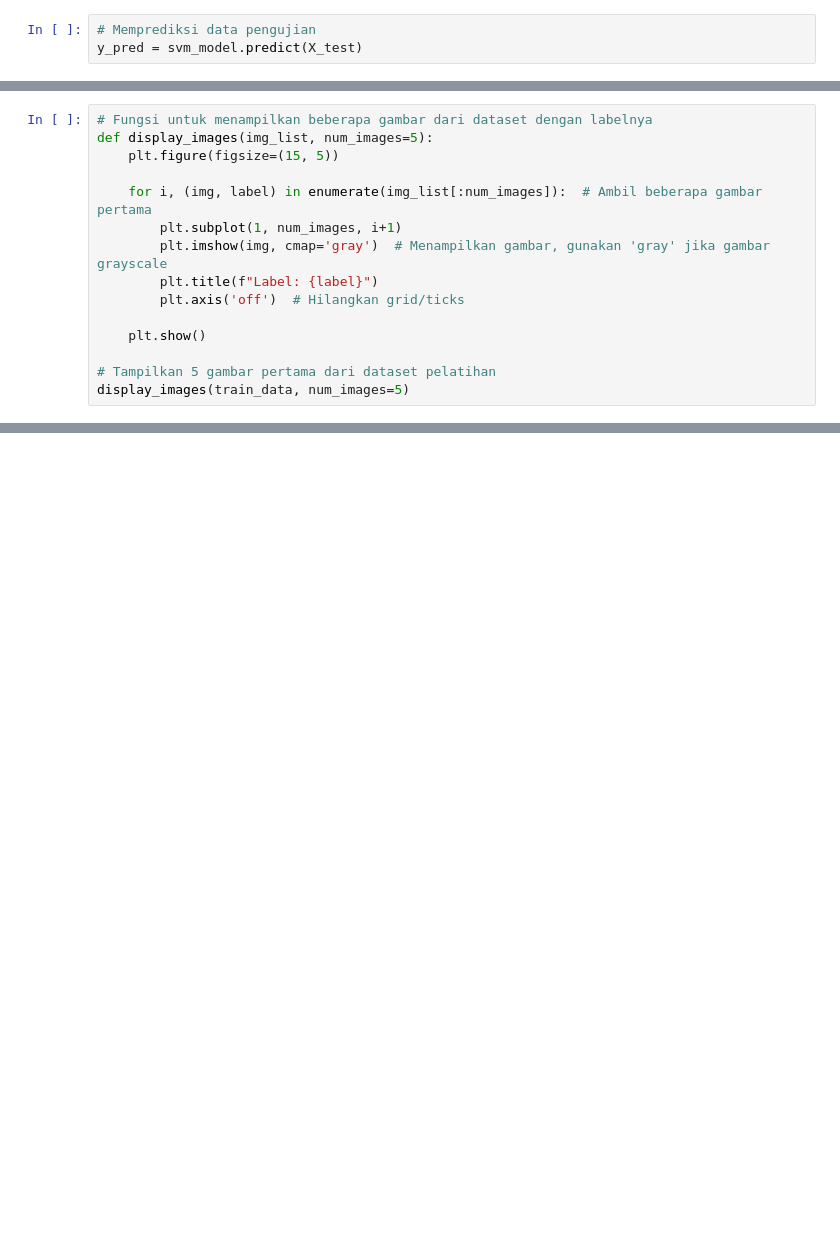
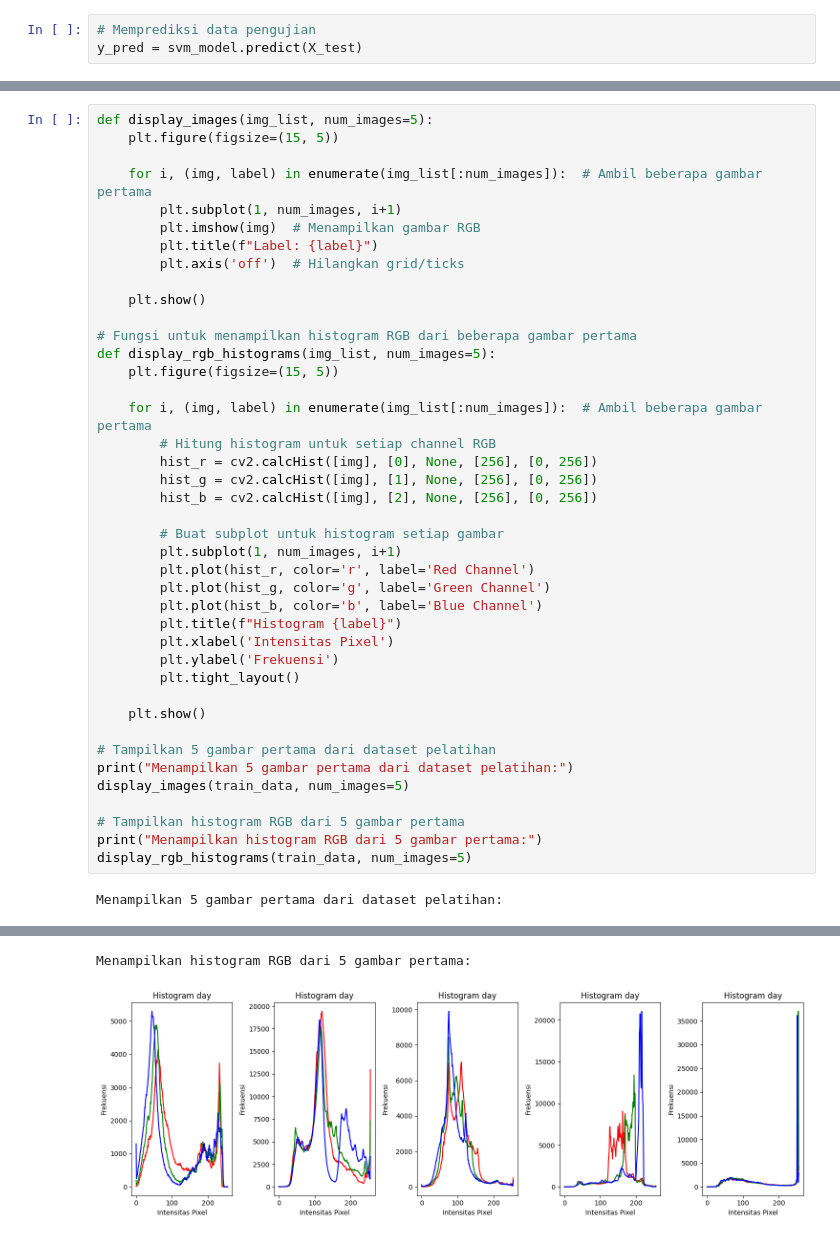
Before and after one commit to irfannhkm/2241720230_Machine-Learning_2024, a Jupyter notebook: Week 4/week04_t2.ipynb, the cells around one changed output, grey strips where cells are left out. Saved outputs shown, nothing was run; the diff lists cells and outputs as text; blank space fills up the shorter version.

```diff
--- a/Week 4/week04_t2.ipynb
+++ b/Week 4/week04_t2.ipynb
@@ -141,15 +135,0 @@ plt.show()
-# %%
-# Fungsi untuk menampilkan beberapa gambar dari dataset dengan labelnya
-def display_images(img_list, num_images=5):
-    plt.figure(figsize=(15, 5))
-
-    for i, (img, label) in enumerate(img_list[:num_images]):  # Ambil beberapa gambar pertama
-        plt.subplot(1, num_images, i+1)
-        plt.imshow(img, cmap='gray')  # Menampilkan gambar, gunakan 'gray' jika gambar grayscale
-        plt.title(f"Label: {label}")
-        plt.axis('off')  # Hilangkan grid/ticks
-
-    plt.show()
-
-# Tampilkan 5 gambar pertama dari dataset pelatihan
-display_images(train_data, num_images=5)
@@ -185,0 +158,43 @@ Secara keseluruhan, model SVM ini berhasil menunjukkan performa yang baik dalam
+# %%
+def display_images(img_list, num_images=5):
+    plt.figure(figsize=(15, 5))
+
+    for i, (img, label) in enumerate(img_list[:num_images]):  # Ambil beberapa gambar pertama
+        plt.subplot(1, num_images, i+1)
+        plt.imshow(img)  # Menampilkan gambar RGB
+        plt.title(f"Label: {label}")
+        plt.axis('off')  # Hilangkan grid/ticks
+
+    plt.show()
+
+# Fungsi untuk menampilkan histogram RGB dari beberapa gambar pertama
+def display_rgb_histograms(img_list, num_images=5):
+    plt.figure(figsize=(15, 5))
+
+    for i, (img, label) in enumerate(img_list[:num_images]):  # Ambil beberapa gambar pertama
+        # Hitung histogram untuk setiap channel RGB
+        hist_r = cv2.calcHist([img], [0], None, [256], [0, 256])
+        hist_g = cv2.calcHist([img], [1], None, [256], [0, 256])
+        hist_b = cv2.calcHist([img], [2], None, [256], [0, 256])
+
+        # Buat subplot untuk histogram setiap gambar
+        plt.subplot(1, num_images, i+1)
+        plt.plot(hist_r, color='r', label='Red Channel')
+        plt.plot(hist_g, color='g', label='Green Channel')
+        plt.plot(hist_b, color='b', label='Blue Channel')
+        plt.title(f"Histogram {label}")
+        plt.xlabel('Intensitas Pixel')
+        plt.ylabel('Frekuensi')
+        plt.tight_layout()
+
+    plt.show()
+
+# Tampilkan 5 gambar pertama dari dataset pelatihan
+print("Menampilkan 5 gambar pertama dari dataset pelatihan:")
+display_images(train_data, num_images=5)
+
+# Tampilkan histogram RGB dari 5 gambar pertama
+print("Menampilkan histogram RGB dari 5 gambar pertama:")
+display_rgb_histograms(train_data, num_images=5)
+# %% [output]
+Menampilkan 5 gambar pertama dari dataset pelatihan:
@@ -185,0 +202,2 @@ Secara keseluruhan, model SVM ini berhasil menunjukkan performa yang baik dalam
+Menampilkan histogram RGB dari 5 gambar pertama:
+[figure, added]
```
Also changed, not shown: parts of 13 cells of this notebook.
